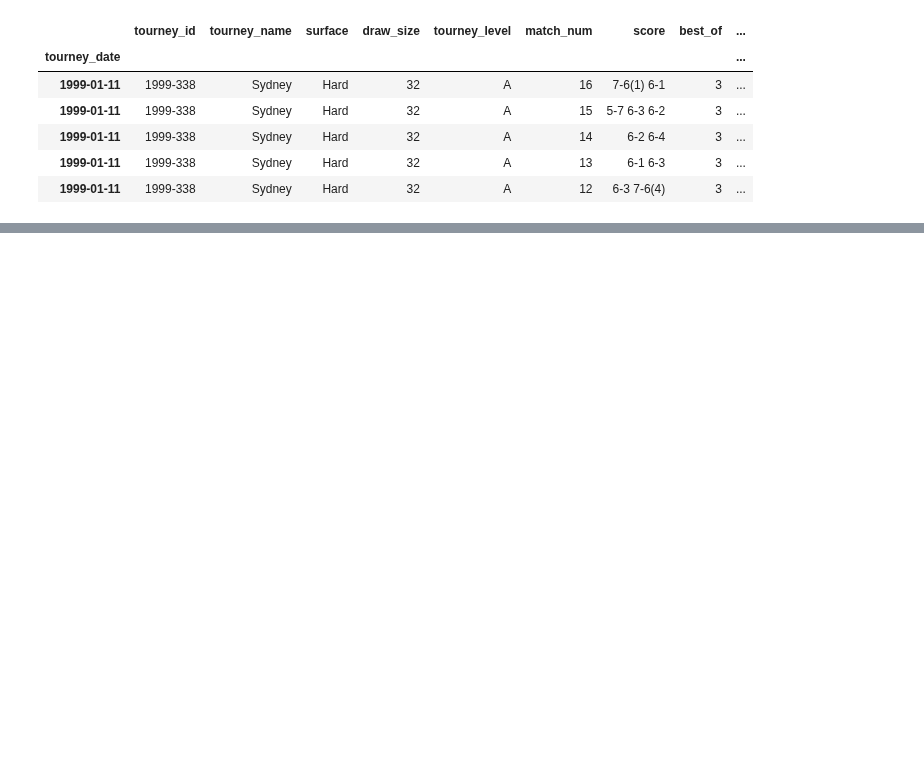
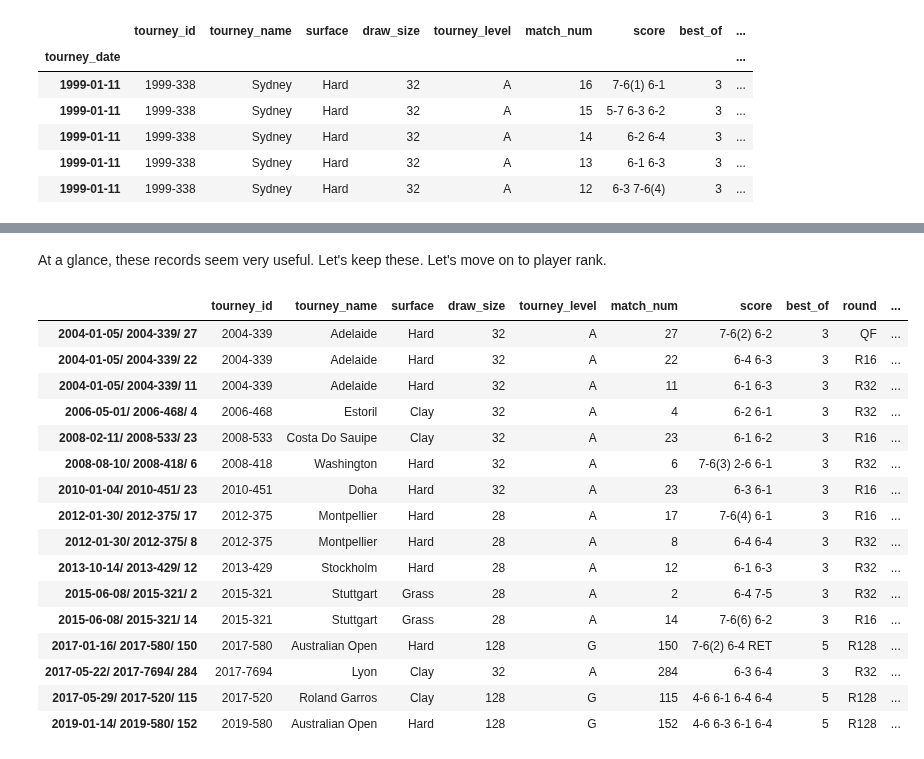
Before and after one commit to Racket-Science/Tennis-Match-Predictions, a Jupyter notebook: Notebooks/bondy_books/bondy_2.1.ipynb, the cells around one changed output, grey strips where cells are left out. Drawn from its saved outputs; the diff is of its cells as text; code cells hidden in the pictures; blank space fills up the shorter version.

```diff
--- a/Notebooks/bondy_books/bondy_2.1.ipynb
+++ b/Notebooks/bondy_books/bondy_2.1.ipynb
@@ -56,0 +502,23 @@ df.tail()
+# %% [markdown]
+At a glance, these records seem very useful. Let's keep these. Let's move on to player rank.
+# %%
+# view records where there are null ranks
+df[df.player_2_rank.isnull()]
+# %% [output]
+|  | tourney_id | tourney_name | surface | draw_size | tourney_level | match_num | score | best_of | round | ... |
+| 2004-01-05/ 2004-339/ 27 | 2004-339 | Adelaide | Hard | 32 | A | 27 | 7-6(2) 6-2 | 3 | QF | ... |
+| 2004-01-05/ 2004-339/ 22 | 2004-339 | Adelaide | Hard | 32 | A | 22 | 6-4 6-3 | 3 | R16 | ... |
+| 2004-01-05/ 2004-339/ 11 | 2004-339 | Adelaide | Hard | 32 | A | 11 | 6-1 6-3 | 3 | R32 | ... |
+| 2006-05-01/ 2006-468/ 4 | 2006-468 | Estoril | Clay | 32 | A | 4 | 6-2 6-1 | 3 | R32 | ... |
+| 2008-02-11/ 2008-533/ 23 | 2008-533 | Costa Do Sauipe | Clay | 32 | A | 23 | 6-1 6-2 | 3 | R16 | ... |
+| 2008-08-10/ 2008-418/ 6 | 2008-418 | Washington | Hard | 32 | A | 6 | 7-6(3) 2-6 6-1 | 3 | R32 | ... |
+| 2010-01-04/ 2010-451/ 23 | 2010-451 | Doha | Hard | 32 | A | 23 | 6-3 6-1 | 3 | R16 | ... |
+| 2012-01-30/ 2012-375/ 17 | 2012-375 | Montpellier | Hard | 28 | A | 17 | 7-6(4) 6-1 | 3 | R16 | ... |
+| 2012-01-30/ 2012-375/ 8 | 2012-375 | Montpellier | Hard | 28 | A | 8 | 6-4 6-4 | 3 | R32 | ... |
+| 2013-10-14/ 2013-429/ 12 | 2013-429 | Stockholm | Hard | 28 | A | 12 | 6-1 6-3 | 3 | R32 | ... |
+| 2015-06-08/ 2015-321/ 2 | 2015-321 | Stuttgart | Grass | 28 | A | 2 | 6-4 7-5 | 3 | R32 | ... |
+| 2015-06-08/ 2015-321/ 14 | 2015-321 | Stuttgart | Grass | 28 | A | 14 | 7-6(6) 6-2 | 3 | R16 | ... |
+| 2017-01-16/ 2017-580/ 150 | 2017-580 | Australian Open | Hard | 128 | G | 150 | 7-6(2) 6-4 RET | 5 | R128 | ... |
+| 2017-05-22/ 2017-7694/ 284 | 2017-7694 | Lyon | Clay | 32 | A | 284 | 6-3 6-4 | 3 | R32 | ... |
+| 2017-05-29/ 2017-520/ 115 | 2017-520 | Roland Garros | Clay | 128 | G | 115 | 4-6 6-1 6-4 6-4 | 5 | R128 | ... |
+| 2019-01-14/ 2019-580/ 152 | 2019-580 | Australian Open | Hard | 128 | G | 152 | 4-6 6-3 6-1 6-4 | 5 | R128 | ... |
```
Also changed, not shown: parts of 43 cells of this notebook, 2 other files.
